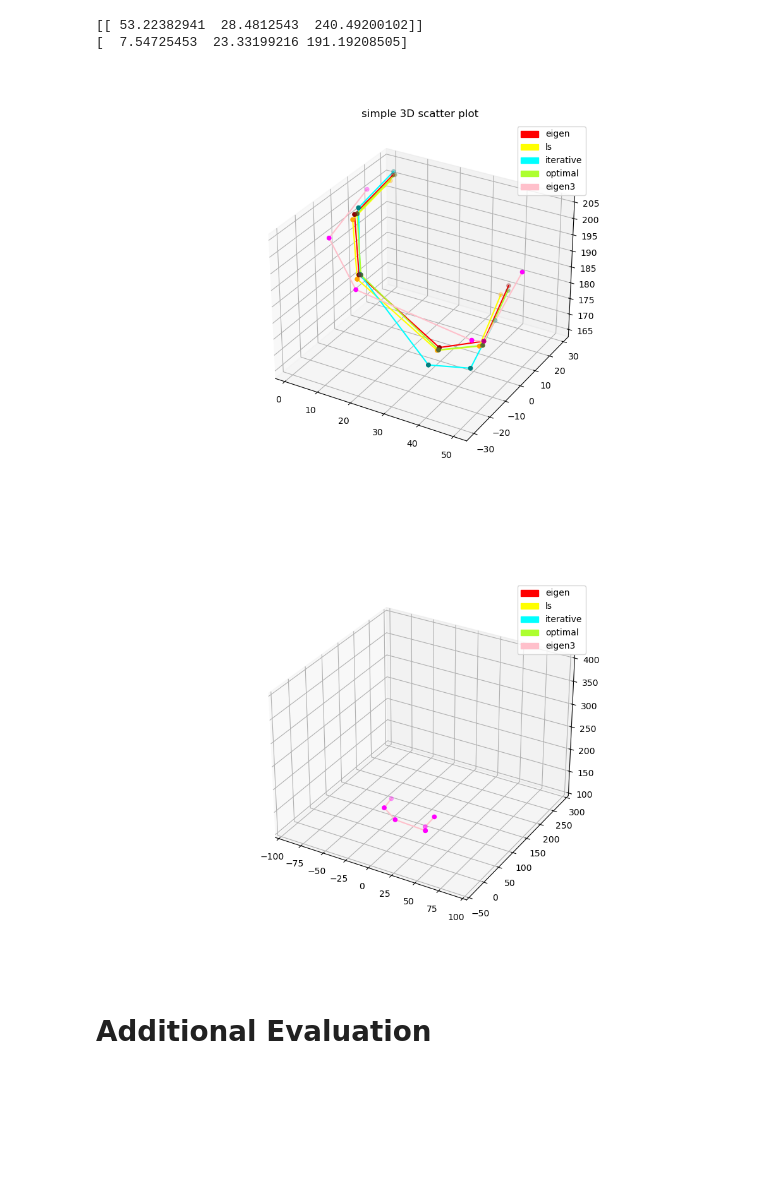
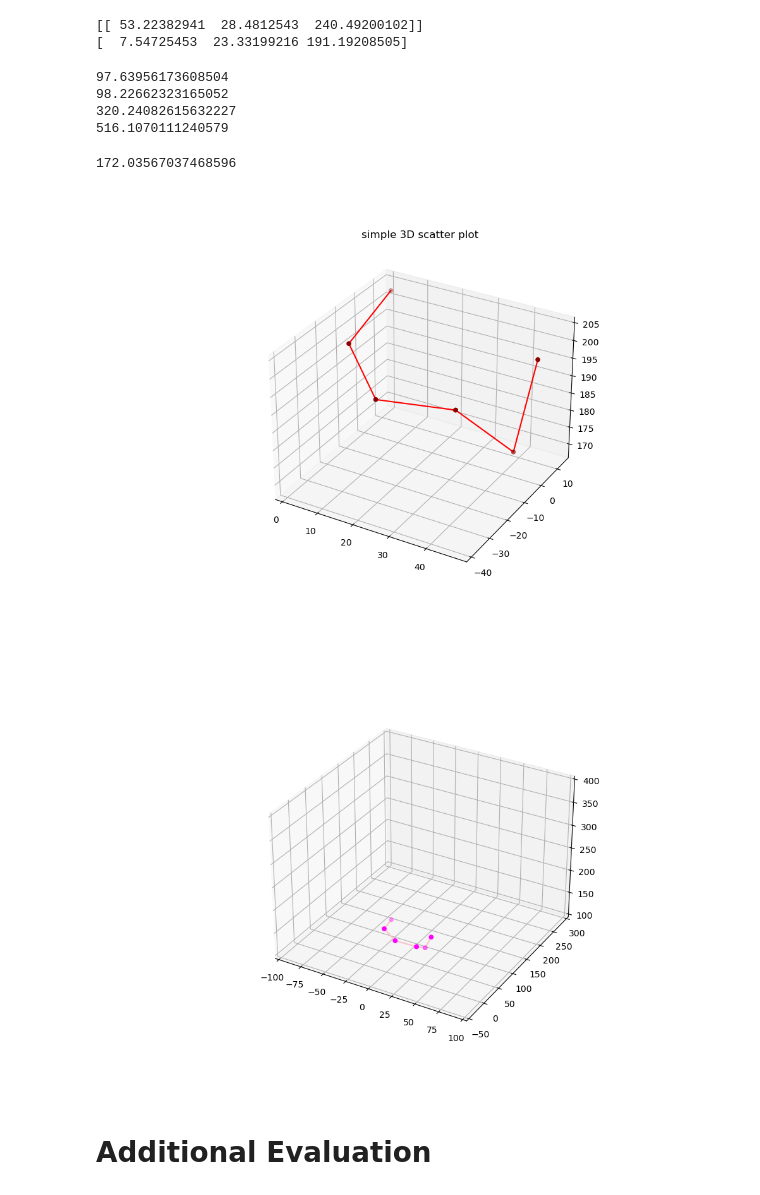
Before and after one commit to mosesananta/TA, a Jupyter notebook: hi.ipynb, the cells around one changed output. Cells and saved outputs as stored; diff of their text form; code cells hidden in the pictures; blank space fills up the shorter version.

Commit message:
triangulate with error

```diff
--- a/hi.ipynb
+++ b/hi.ipynb
@@ -654,3 +765,8 @@ outdata[2]
  'biru telur unta': array([ 32.89064007,  26.24098962, 166.5791425 ]),
  'oranye': array([ 34.56567992, -12.2898677 , 167.28162662]),
  'ungu': array([ 36.96390779,   8.39318259, 159.92352127])}
+# %%
+outfile = './output/output3dPickle2'
+infile = './input/outputPickle2'
+outdata_2 = triangulate_pickle(infile,outfile,False)
+outdata_2[2]
@@ -800,48 +812,41 @@ outdata_eigen3 = triangulate_pickle3(infile)
+# %%
+total_mean_reprojection_error(outdata[2]['kuning kehijauan'],indata['l'],indata['c'],indata['r'])
+# %% [output]
+97.63956173608504
+98.22662323165052
+320.24082615632227
+516.1070111240579
+172.03567037468596
 # %%
 %matplotlib widget
 from mpl_toolkits import mplot3d
 import numpy as np
 import matplotlib.pyplot as plt
 import matplotlib.patches as mpatches
 
 # Creating figure
 fig = plt.figure(figsize = (10, 7))
 ax = plt.axes(projection ="3d")
 plt.title("simple 3D scatter plot")
 
 connection = [['kuning kehijauan','hijau tua'],
               ['hijau tua','biru muda'],
               ['biru muda','oranye'],
               ['oranye','ungu'],
               ['ungu','biru telur unta']]
 
 for c in connection:
-    p3ds = outdata_eigen[377]
+    p3ds = outdata_2[377]
     xs = [p3ds[c[0]][0],p3ds[c[1]][0]]
     ys = [p3ds[c[0]][1],p3ds[c[1]][1]]
     zs = [p3ds[c[0]][2],p3ds[c[1]][2]]
     ax.scatter3D(xs, ys, zs, c = "darkred")
     ax.plot(xs, ys, zs, c = "red")
 
-for c in connection:
-    p3ds = outdata_eigen3[377]
-    xs = [p3ds[c[0]][0],p3ds[c[1]][0]]
-    ys = [p3ds[c[0]][1],p3ds[c[1]][1]]
-    zs = [p3ds[c[0]][2],p3ds[c[1]][2]]
-    ax.scatter3D(xs, ys, zs, c = "magenta")
-    ax.plot(xs, ys, zs, c = "pink")
-
-pop_e = mpatches.Patch(color='red', label='eigen')
-pop_l = mpatches.Patch(color='yellow', label='ls')
-pop_i = mpatches.Patch(color='aqua', label='iterative')
-pop_o = mpatches.Patch(color='greenyellow', label='optimal')
-pop_e3 = mpatches.Patch(color='pink', label='eigen3')
-plt.legend(handles=[pop_e,pop_l,pop_i,pop_o,pop_e3])
-
 
 plt.show()
 # %% [output]
-[figure, old version]
+[figure, new version]
 # %%
 import matplotlib.animation as animation
 import matplotlib.pyplot as plt
@@ -870,46 +875,9 @@ def updatefig(i):
     ax.set_xlim3d(-100, 100)
     ax.set_ylim3d(-50, 300)
     ax.set_zlim3d(100, 400)
-    pop_e = mpatches.Patch(color='red', label='eigen')
-    pop_l = mpatches.Patch(color='yellow', label='ls')
-    pop_i = mpatches.Patch(color='aqua', label='iterative')
-    pop_o = mpatches.Patch(color='greenyellow', label='optimal')
-    pop_e3 = mpatches.Patch(color='pink', label='eigen3')
-    plt.legend(handles=[pop_e,pop_l,pop_i,pop_o,pop_e3])
-    # for c in connection:
-    #     p3ds = outdata_eigen[i+1]
-    #     xs = [p3ds[c[0]][0],p3ds[c[1]][0]]
-    #     ys = [p3ds[c[0]][1],p3ds[c[1]][1]]
-    #     zs = [p3ds[c[0]][2],p3ds[c[1]][2]]
-    #     ax.scatter3D(xs, ys, zs, c = "darkred")
-    #     ax.plot(xs, ys, zs, c = "red")
-
-    # for c in connection:
-    #     p3ds = outdata_LS[i+1]
-    #     xs = [p3ds[c[0]][0],p3ds[c[1]][0]]
-    #     ys = [p3ds[c[0]][1],p3ds[c[1]][1]]
-    #     zs = [p3ds[c[0]][2],p3ds[c[1]][2]]
-    #     ax.scatter3D(xs, ys, zs, c = "orange")
-    #     ax.plot(xs, ys, zs, c = "yellow")
-
-    # for c in connection:
-    #     p3ds = outdata_iterative[i+1]
-    #     xs = [p3ds[c[0]][0],p3ds[c[1]][0]]
-    #     ys = [p3ds[c[0]][1],p3ds[c[1]][1]]
-    #     zs = [p3ds[c[0]][2],p3ds[c[1]][2]]
-    #     ax.scatter3D(xs, ys, zs, c = "teal")
-    #     ax.plot(xs, ys, zs, c = "aqua")
-
-    # for c in connection:
-    #     p3ds = outdata_optimal[i+1]
-    #     xs = [p3ds[c[0]][0],p3ds[c[1]][0]]
-    #     ys = [p3ds[c[0]][1],p3ds[c[1]][1]]
-    #     zs = [p3ds[c[0]][2],p3ds[c[1]][2]]
-    #     ax.scatter3D(xs, ys, zs, c = "darkolivegreen")
-    #     ax.plot(xs, ys, zs, c = "greenyellow")
 
     for c in connection:
-        p3ds = outdata_eigen3[i+1]
+        p3ds = outdata_2[i+1]
         xs = [p3ds[c[0]][0],p3ds[c[1]][0]]
         ys = [p3ds[c[0]][1],p3ds[c[1]][1]]
         zs = [p3ds[c[0]][2],p3ds[c[1]][2]]
@@ -918,9 +886,9 @@ def updatefig(i):
 
 
 anim = animation.FuncAnimation(fig, updatefig, 377,init_func=init_func)
-anim.save("./output/k2_3_2_soloe3.mp4",fps = 30)
+anim.save("./output/k2_3_3.mp4",fps = 15)
 # %% [output]
-[figure, old version]
+[figure, new version]
 # %% [markdown]
 # **Additional Evaluation**
 # %%
```
Also changed, not shown: parts of 10 cells of this notebook, 3 other files.
